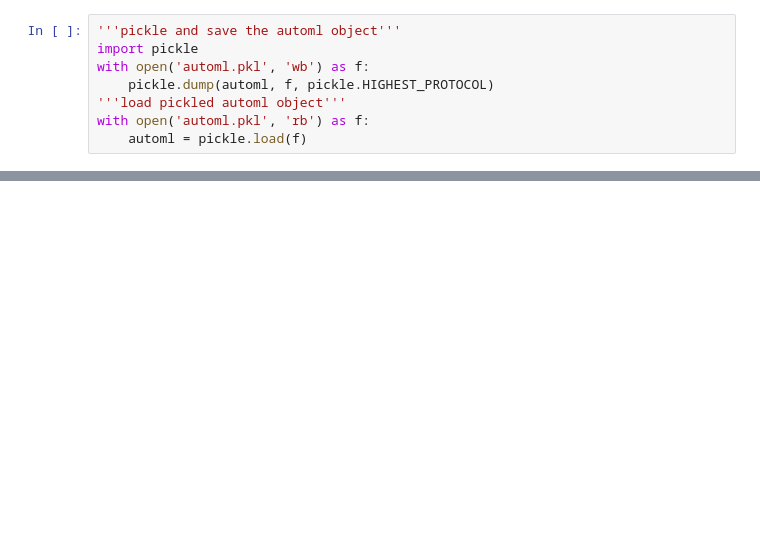
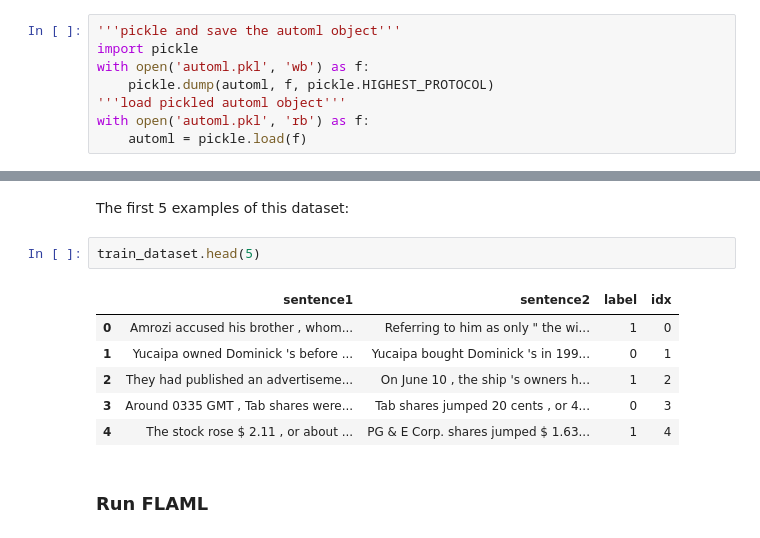
Before and after one commit to microsoft/FLAML, a Jupyter notebook: notebook/automl_nlp.ipynb, the cells around one changed output, grey strips where cells are left out. Cells and saved outputs as stored; diff of their text form; blank space fills up the shorter version.

```diff
--- a/notebook/automl_nlp.ipynb
+++ b/notebook/automl_nlp.ipynb
@@ -167,0 +226,13 @@ plt.show()
+# %% [markdown]
+The first 5 examples of this dataset:
+# %%
+train_dataset.head(5)
+# %% [output]
+|  | sentence1 | sentence2 | label | idx |
+| 0 | Amrozi accused his brother , whom... | Referring to him as only " the wi... | 1 | 0 |
+| 1 | Yucaipa owned Dominick 's before ... | Yucaipa bought Dominick 's in 199... | 0 | 1 |
+| 2 | They had published an advertiseme... | On June 10 , the ship 's owners h... | 1 | 2 |
+| 3 | Around 0335 GMT , Tab shares were... | Tab shares jumped 20 cents , or 4... | 0 | 3 |
+| 4 | The stock rose $ 2.11 , or about ... | PG & E Corp. shares jumped $ 1.63... | 1 | 4 |
+# %% [markdown]
+### Run FLAML
```
Also changed, not shown: parts of 30 cells of this notebook, 1 other file.
